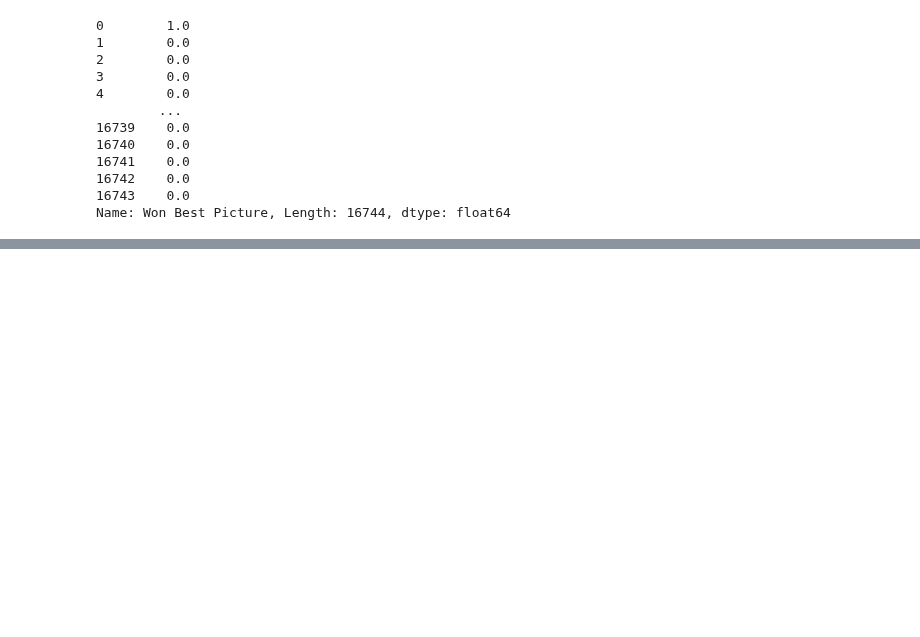
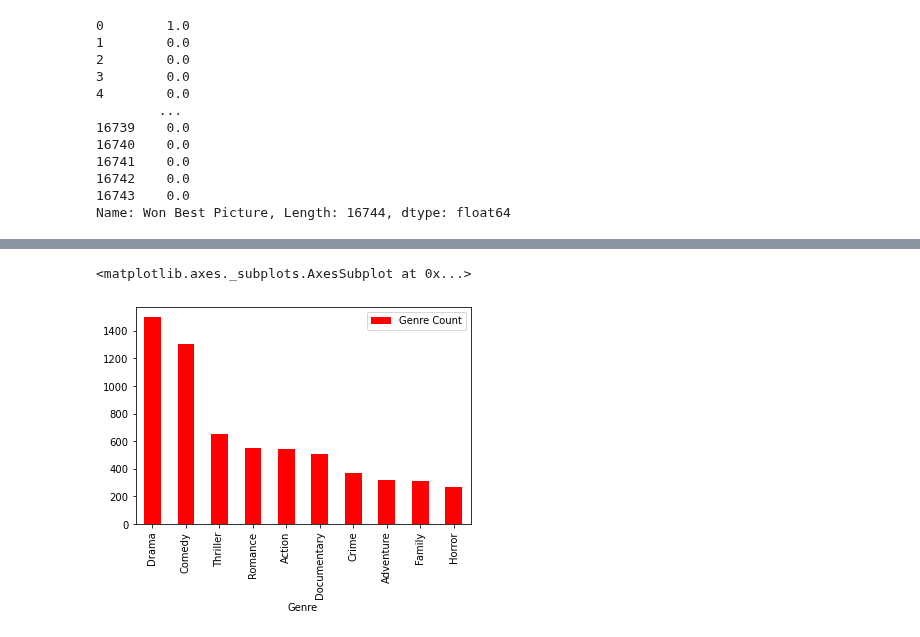
Before and after one commit to jacance/streaming-service-analysis, a Jupyter notebook: data_merge_paola.ipynb, the cells around one changed output, grey strips where cells are left out. Drawn from its saved outputs; the diff is of its cells as text; code cells hidden in the pictures; blank space fills up the shorter version.

Commit message:
Created DataFrames and bar graphs for genres v streaming service

```diff
--- a/data_merge_paola.ipynb
+++ b/data_merge_paola.ipynb
@@ -151,7 +153,7 @@ len(oscars_clean_df)
 423
 # %%
 # Merge on left dataframe to keep all streaming movies
-movies_clean_df2 = pd.merge(movies_clean_df, df2, on="Title", how="left")
+movies_clean_df2 = pd.merge(movies_clean_df, wins_nominations_df, on="Title", how="left")
 combined_df = pd.merge(movies_clean_df2, oscars_clean_df, how="left")
 combined_df.head()
 # %% [output]
@@ -276,4 +287,4 @@ KeyError: 'Wins'
 # %%
-combined_df = combined_df.fillna("Unknown")
-len(combined_df)
+combined_df2 = combined_df.fillna("Unknown")
+combined_df2.head()
 # %% [output]
@@ -312,0 +327,6 @@ genre_count
+# %%
+#NETFLIX: Count of number or movies per genre
+
+netflix_genre_data= combined_df2[["Title", "Netflix", "Genres", "Wins"]].drop_duplicates()
+netflix_genre_data2=netflix_genre_data.loc[netflix_genre_data["Netflix"]==1]
+netflix_genre_data2.head()
@@ -312,0 +340,25 @@ genre_count
+# %%
+net_genre_count = {}
+
+for Genres in netflix_genre_data2["Genres"].values:
+
+    net_genres_list = Genres.split(",")
+
+    for genre in net_genres_list:
+        genre = genre.strip()
+        if genre not in net_genre_count:
+            net_genre_count[genre]=0
+        net_genre_count[genre] +=1
+
+# net_genre_count
+
+#Splitting dictionary into seperate lists in order to create DataFrame
+net_genre_name = net_genre_count.keys()
+net_genre_count = net_genre_count.values()
+
+#Creating DataFrame for the top 10 genres
+netflix_genre_df=pd.DataFrame(net_genre_count, index=net_genre_name)
+netflix_genre_df= netflix_genre_df[0].sort_values(ascending=False).reset_index().rename(columns={"index":"Genre", 0:"Genre Count"})
+
+top_netflix_genres= netflix_genre_df[0:10]
+top_netflix_genres
@@ -312,0 +377,7 @@ genre_count
+# %%
+#NETFLIX GENRES: Bar Graph
+
+top_netflix_genres.plot.bar(x='Genre', y='Genre Count', rot=90, color='r')
+# %% [output]
+<matplotlib.axes._subplots.AxesSubplot at 0x...>
+[figure, added]
```
Also changed, not shown: parts of 22 cells of this notebook.
